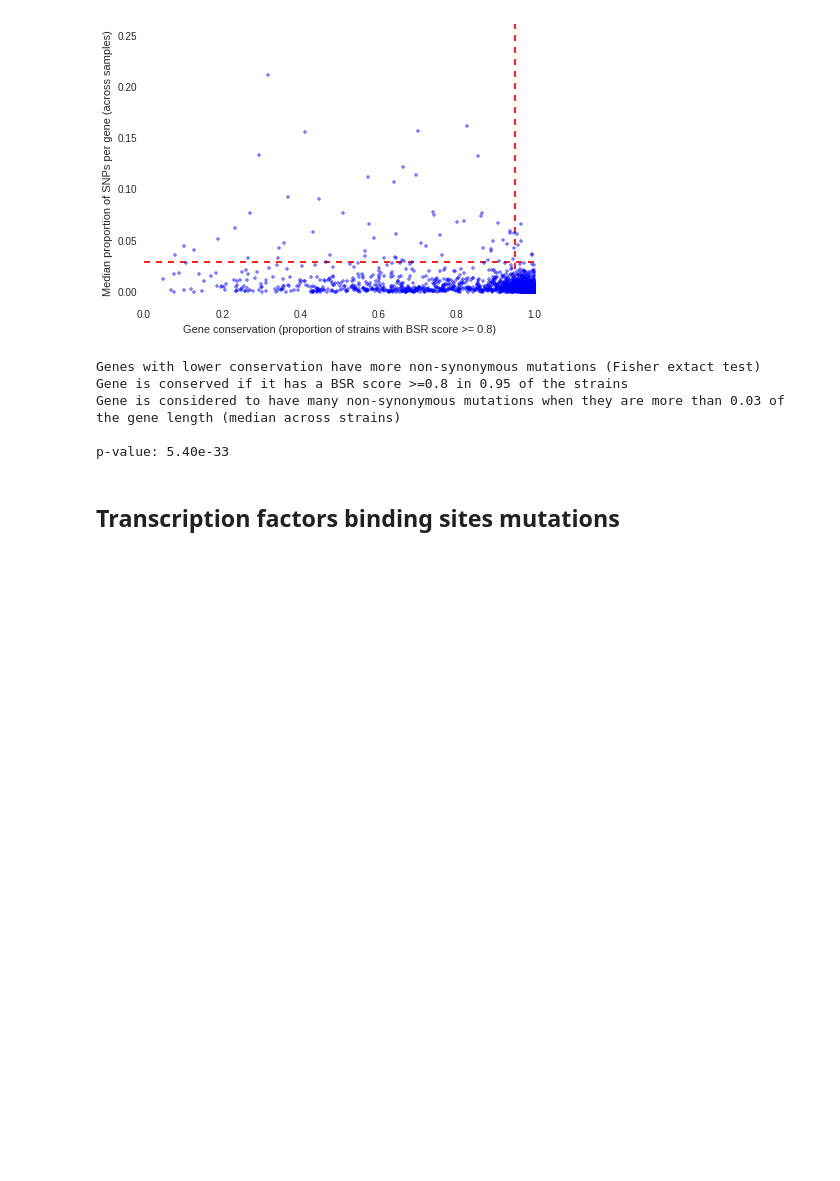
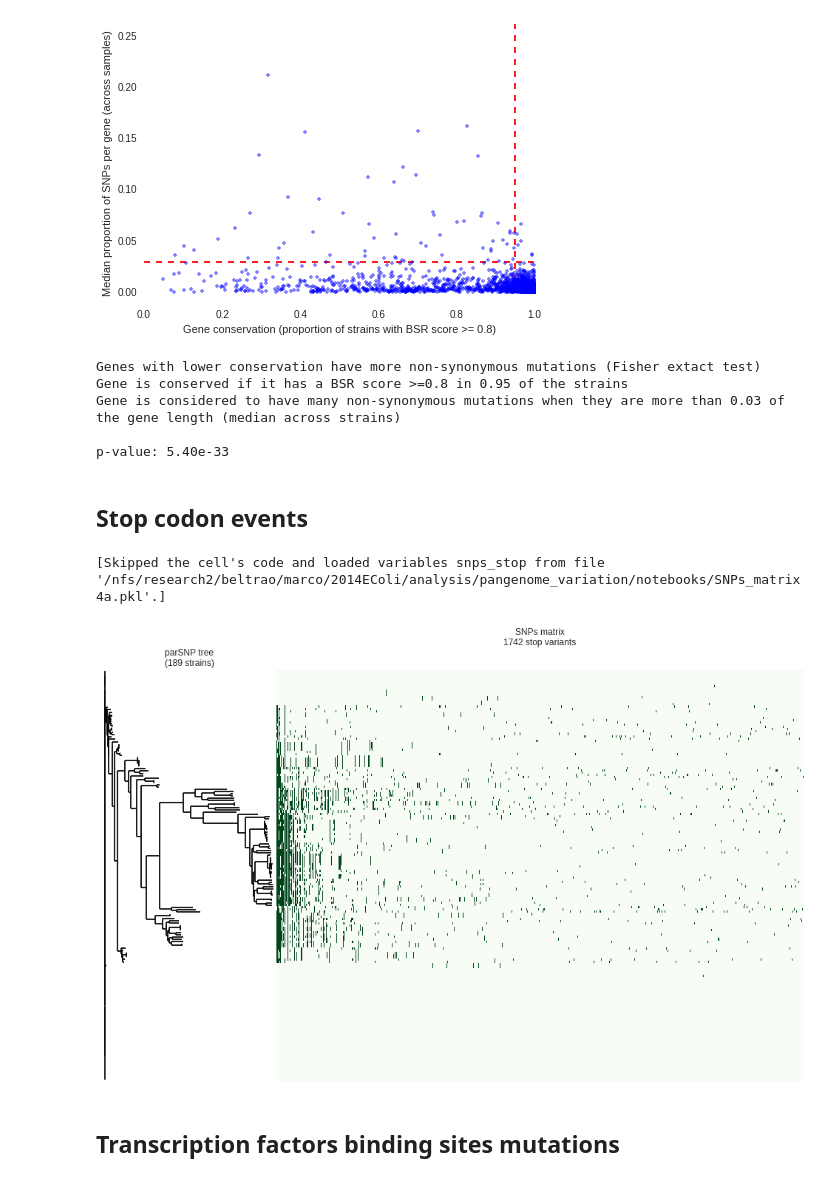
Before and after one commit to mgalardini/pangenome_variation, a Jupyter notebook: notebooks/SNPs_matrix.ipynb, the cells around one changed output. Cells and saved outputs as stored; diff of their text form; code cells hidden in the pictures; blank space fills up the shorter version.

Commit message:
Updated snps matrix report

```diff
--- a/notebooks/SNPs_matrix.ipynb
+++ b/notebooks/SNPs_matrix.ipynb
@@ -308,10 +314,9 @@ for f in [x.split('.')[0] for x in os.listdir('../pout/') if x.endswith('.nonsyn
         continue
     if '%s.nonsyn.vcf'%f in os.listdir('../pout'):
         for r in vcf.Reader(open('../pout/%s.nonsyn.vcf'%f)):
-            if not r.is_indel:
-                pos[ (r.POS, str(r.ALT[0])) ] = pos.get((r.POS, str(r.ALT[0])),
-                                                        {})
-                pos[ (r.POS, str(r.ALT[0])) ][f] = 1
+            pos[ (r.POS, str(r.ALT[0])) ] = pos.get((r.POS, str(r.ALT[0])),
+                                                    {})
+            pos[ (r.POS, str(r.ALT[0])) ][f] = 1
 snps_nonsyn = pd.DataFrame(pos)
 # %% [output]
 [Skipped the cell's code and loaded variables snps_nonsyn from file '/nfs/research2/beltrao/marco/2014EColi/analysis/pangenome_variation/notebooks/SNPs_matrix4.pkl'.]
@@ -427,3 +432,25 @@ Gene is conserved if it has a BSR score >=0.8 in 0.95 of the strains
 Gene is considered to have many non-synonymous mutations when they are more than 0.03 of the gene length (median across strains)
 
 p-value: 5.40e-33
+# %% [markdown]
+Stop codon events
+--------------------
+# %%
+%%cache SNPs_matrix4a.pkl snps_stop
+pos = {}
+for f in [x.split('.')[0] for x in os.listdir('../pout/') if x.endswith('.stop.vcf')]:
+    if f not in genomes:
+        continue
+    # if a genome has no stop events, add a bogus 0 at the end
+    i = 0
+    if '%s.stop.vcf'%f in os.listdir('../pout'):
+        for r in vcf.Reader(open('../pout/%s.stop.vcf'%f)):
+            pos[ (r.POS, str(r.ALT[0])) ] = pos.get((r.POS, str(r.ALT[0])),
+                                                    {})
+            pos[ (r.POS, str(r.ALT[0])) ][f] = 1
+            i += 1
+    if i ==0:
+        pos[ (r.POS, str(r.ALT[0])) ][f] = 0
+snps_stop = pd.DataFrame(pos)
+# %% [output]
+[Skipped the cell's code and loaded variables snps_stop from file '/nfs/research2/beltrao/marco/2014EColi/analysis/pangenome_variation/notebooks/SNPs_matrix4a.pkl'.]
@@ -430,3 +468,35 @@ p-value: 5.40e-33
+# %%
+with sns.axes_style('whitegrid'):
+    fig = plt.figure(figsize=(17, 10))
+
+    ax1=plt.subplot2grid((1,40), (0, 10), colspan=30)
+    a=ax1.matshow(snps_stop_sorted.T, cmap=plt.cm.Greens,
+               vmin=0, vmax=1,
+               aspect='auto',
+               #interpolation='none',
+                )
+    ax1.set_yticks([])
+    ax1.set_xticks([])
+    ax1.axis('off')
+
+    ax = fig.add_subplot(1,2,1)
+    ax=plt.subplot2grid((1,40), (0, 0), colspan=10, axisbg='white')
+
+    fig.subplots_adjust(wspace=0, hspace=0)
+
+    ax1.set_title('SNPs matrix\n%d stop variants'%snps_stop.shape[1])
+
+    Phylo.draw(t, axes=ax,
+               show_confidence=False,
+               label_func=lambda x: None,
+               xticks=([],), yticks=([],),
+               ylabel=('',), xlabel=('',),
+               xlim=(-0.01,mdist+0.01),
+               axis=('off',),
+               title=('parSNP tree\n(%d strains)'%snps_stop.shape[0],),
+              )
+# %% [output]
+[figure, added]
 # %% [markdown]
 Transcription factors binding sites mutations
 -----------------------------------------------------
```
Also changed, not shown: parts of 14 cells of this notebook.
